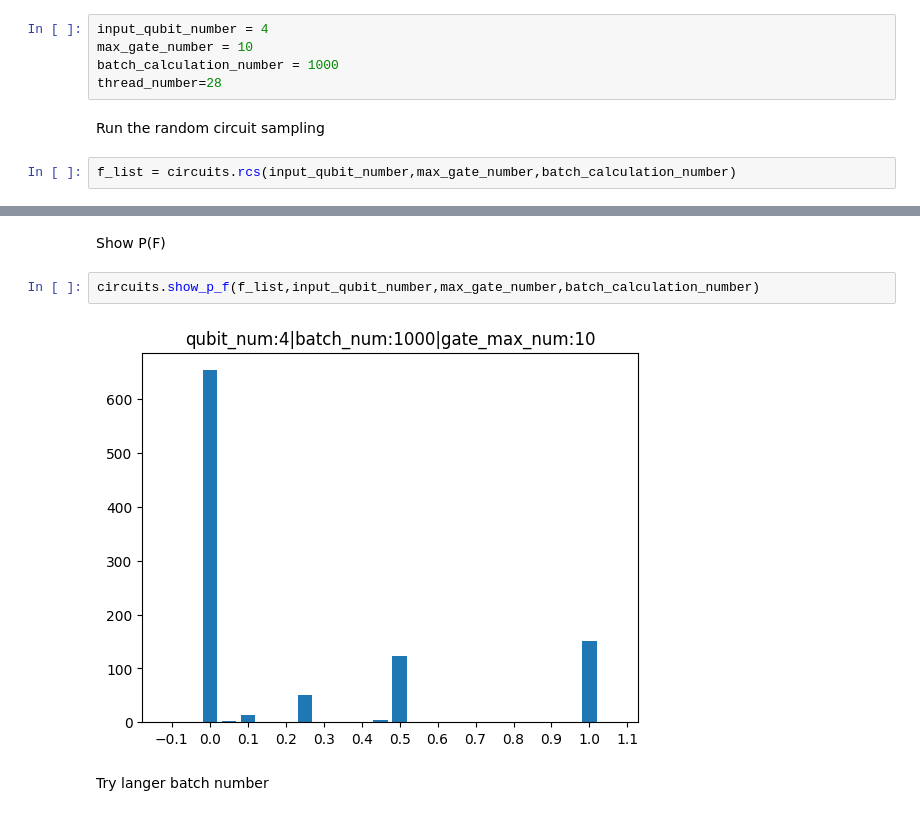
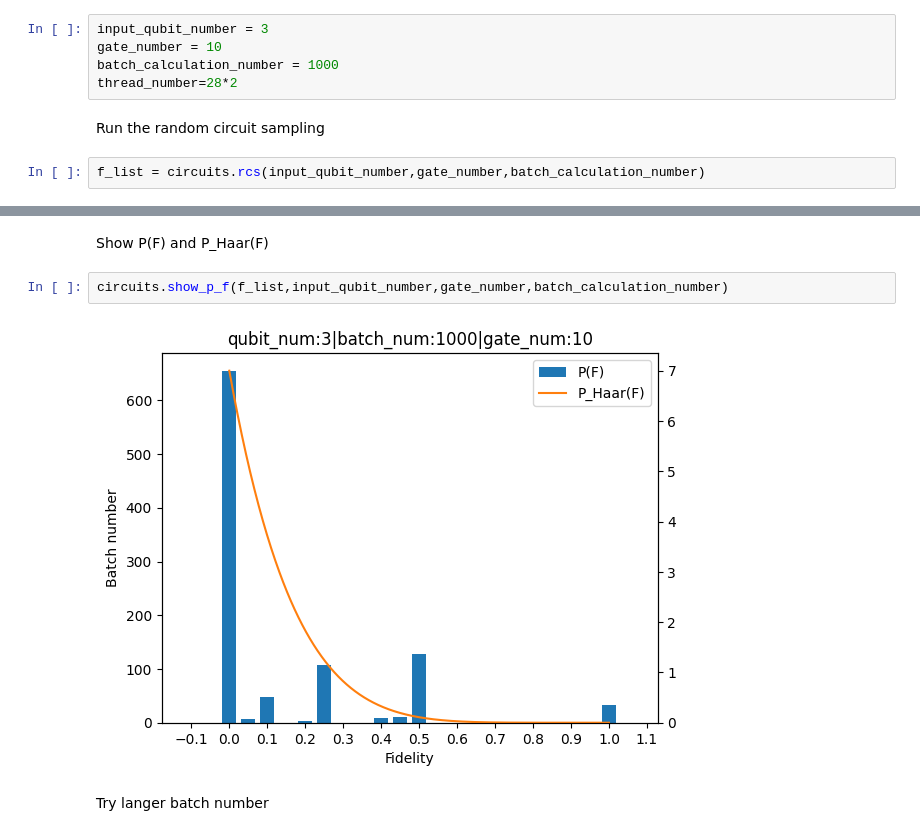
Before and after one commit to ChuhanZhou/Random_Circuit_Sampling, a Jupyter notebook: demo.ipynb, the cells around one changed output, grey strips where cells are left out. Cells and saved outputs as stored; diff of their text form.

```diff
--- a/demo.ipynb
+++ b/demo.ipynb
@@ -7,12 +7,12 @@ from ipywidgets import interact
 # %% [markdown]
 Set the config
 # %%
-input_qubit_number = 4
-max_gate_number = 10
+input_qubit_number = 3
+gate_number = 10
 batch_calculation_number = 1000
-thread_number=28
+thread_number=28*2
 # %% [markdown]
 Run the random circuit sampling
 # %%
-f_list = circuits.rcs(input_qubit_number,max_gate_number,batch_calculation_number)
+f_list = circuits.rcs(input_qubit_number,gate_number,batch_calculation_number)
 # %% [output]
@@ -30,9 +30,9 @@ f_list = circuits.rcs(input_qubit_number,max_gate_number,batch_calculation_numbe
 # %% [markdown]
-Show P(F)
+Show P(F) and P_Haar(F)
 # %%
-circuits.show_p_f(f_list,input_qubit_number,max_gate_number,batch_calculation_number)
+circuits.show_p_f(f_list,input_qubit_number,gate_number,batch_calculation_number)
 # %% [output]
-[figure, old version]
+[figure, new version]
 # %% [markdown]
 Try langer batch number
 # %%
```
Also changed, not shown: parts of 8 cells of this notebook, 3 other files.
